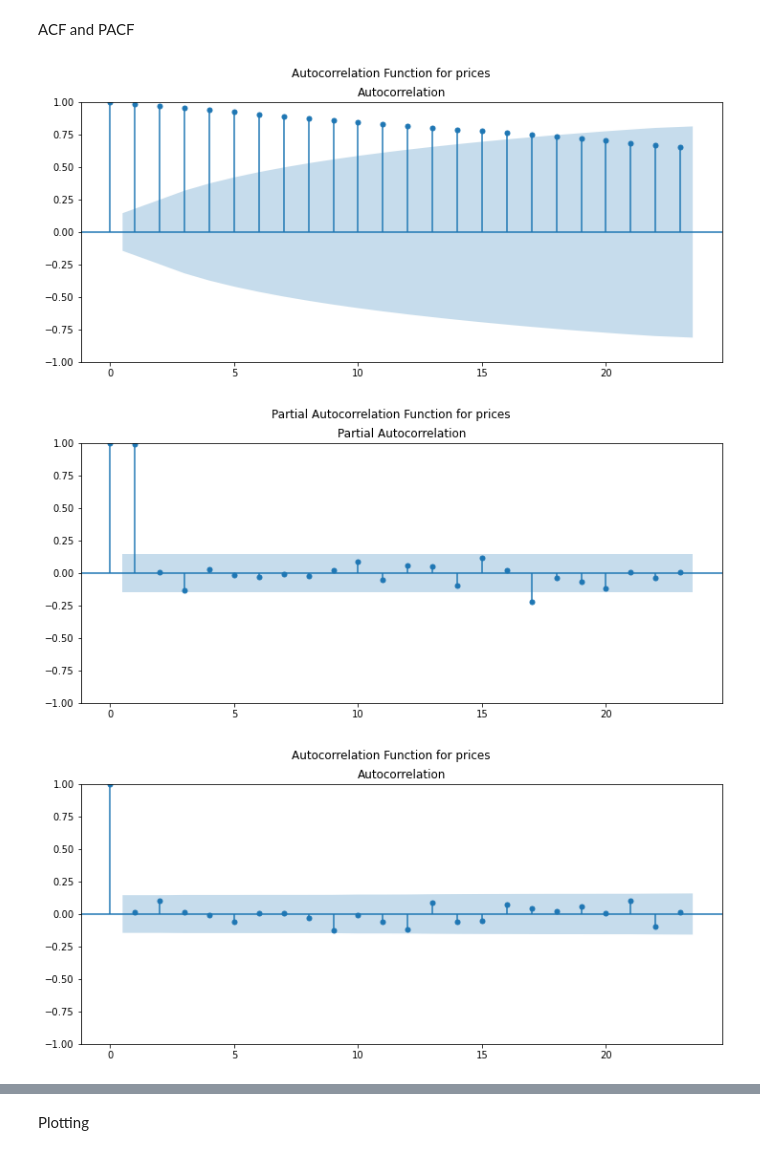
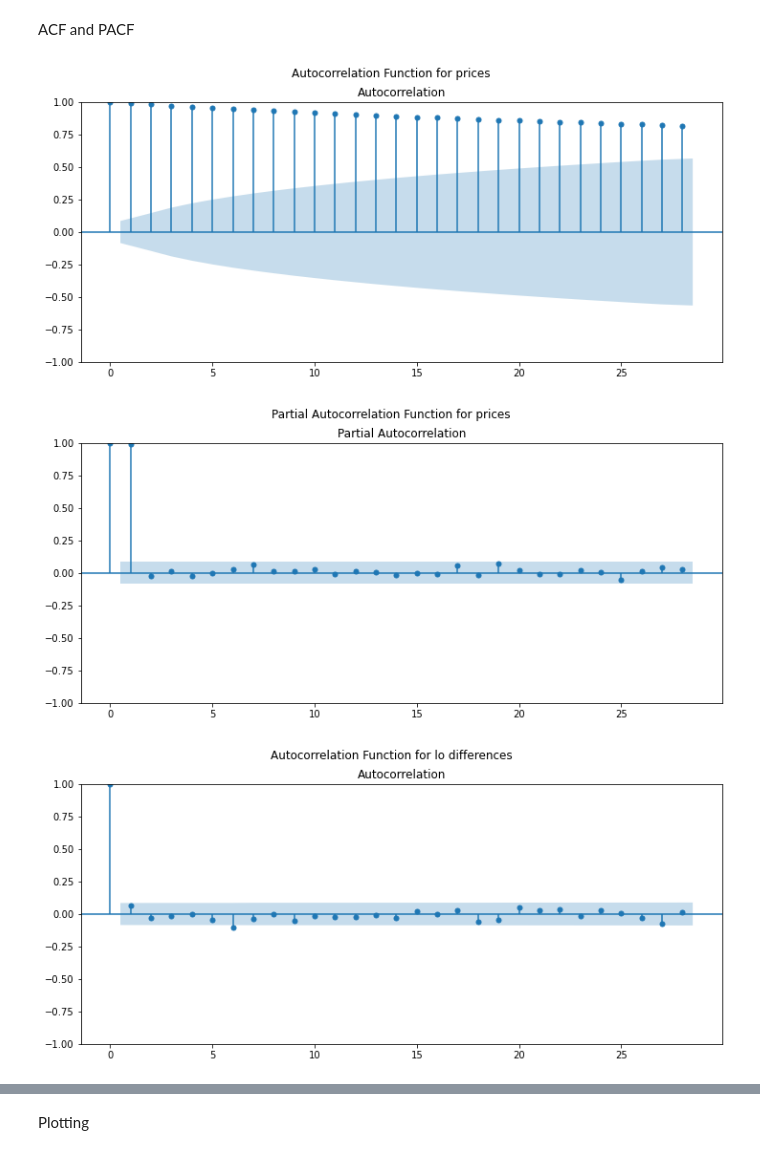
Before and after one commit to Philip-Lacava/Asset-Price-Bubble-Detection, a Jupyter notebook: Bubble Model.ipynb, the cells around one changed output, grey strips where cells are left out. Cells and saved outputs as stored; diff of their text form; code cells hidden in the pictures.

```diff
--- a/Bubble Model.ipynb
+++ b/Bubble Model.ipynb
@@ -13,8 +14,8 @@ from statsmodels.graphics.tsaplots import plot_acf, plot_pacf
 Gathering Financial Data
 # %%
 
-ticker = 'BTC'
-start = '2018-01-01'
+ticker = '^DJA'
+start = '2014-01-01'
 end = '2024-04-01'
 prices = yf.download(ticker, start, end, interval='1wk')['Close']
 
@@ -137,24 +138,24 @@ ACF and PACF
 # %%
 plt.figure(figsize=(12, 5))
 plt.suptitle(f'Autocorrelation Function for prices')
 plot_acf(prices, ax=plt.gca())
 
 # Plot PACF
 plt.figure(figsize=(12, 5))
 plt.suptitle(f'Partial Autocorrelation Function for prices')
 plot_pacf(prices, ax=plt.gca())
 
 plt.figure(figsize=(12, 5))
-plt.suptitle(f'Autocorrelation Function for prices')
+plt.suptitle(f'Autocorrelation Function for lo differences')
 plot_acf(delta_log_prices, ax=plt.gca())
 
 # Plot PACF
 plt.figure(figsize=(12, 5))
-plt.suptitle(f'Partial Autocorrelation Function for prices')
+plt.suptitle(f'Partial Autocorrelation Function for log differences')
 plot_pacf(delta_log_prices, ax=plt.gca())
 
 plt.show()
 # %% [output]
-[figure, old version]
+[figure, new version]
-[figure, old version]
+[figure, new version]
-[figure, old version]
+[figure, new version]
```
Also changed, not shown: parts of 10 cells of this notebook, 1 other file.
